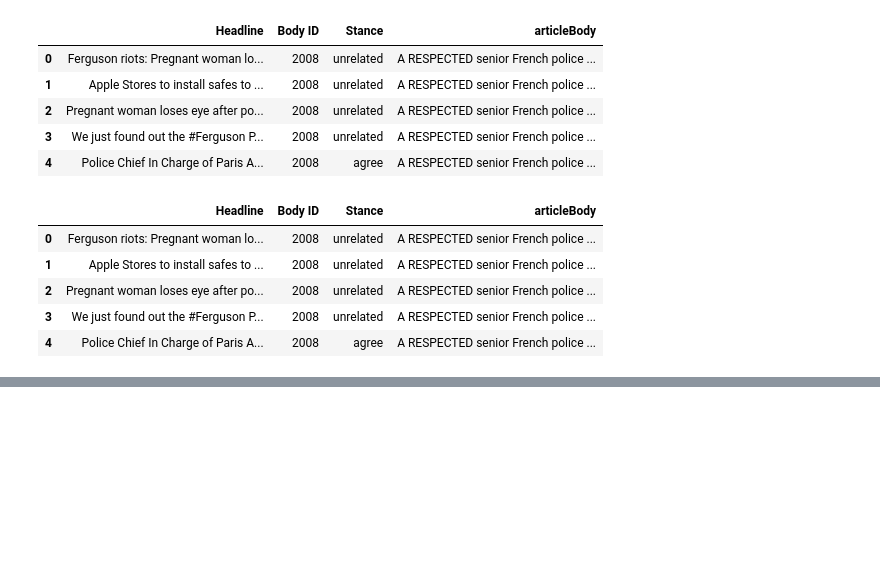
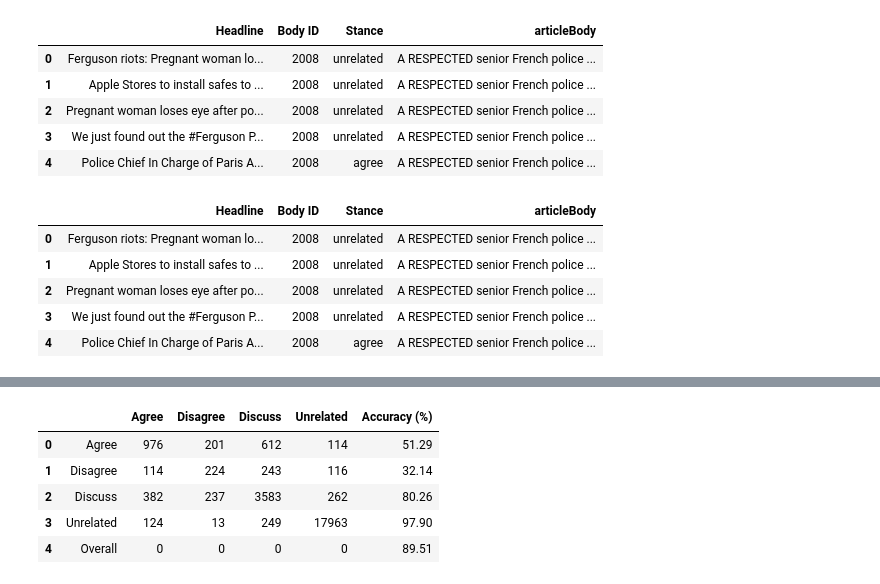
Before and after one commit to 4nds/Strojno_Ucenje_Projekt_FAIR, a Jupyter notebook: src/reproduction/testing_combined.ipynb, the cells around one changed output, grey strips where cells are left out. Cells and saved outputs as stored; diff of their text form; code cells hidden in the pictures; blank space fills up the shorter version.

```diff
--- a/src/reproduction/testing_combined.ipynb
+++ b/src/reproduction/testing_combined.ipynb
@@ -125,6 +157,19 @@ print('\tAgree\tDisagree\tDiscuss\n\t{}\t{}\t\t{}'.format(124, 13, 249))
 Unrelated dodan naknadno:
         Agree   Disagree        Discuss
         124     13              249
+# %%
+score_matrix = evaluator.getScoreMatrix(competition_stances, bert_entailment_with_ucl_stances)
+score_matrix['Agree'].iloc[3] = 124
+score_matrix['Disagree'].iloc[3] = 13
+score_matrix['Discuss'].iloc[3] = 249
+score_matrix
+# %% [output]
+|  |  | Agree | Disagree | Discuss | Unrelated | Accuracy (%) |
+| 0 | Agree | 976 | 201 | 612 | 114 | 51.29 |
+| 1 | Disagree | 114 | 224 | 243 | 116 | 32.14 |
+| 2 | Discuss | 382 | 237 | 3583 | 262 | 80.26 |
+| 3 | Unrelated | 124 | 13 | 249 | 17963 | 97.90 |
+| 4 | Overall | 0 | 0 | 0 | 0 | 89.51 |
 # %%
 def getWrongUnrelated(bert_entailment_with_team_data, competition_stances):
     bert_entailment_with_team_all_data = pd.concat([
```
Also changed, not shown: parts of 5 cells of this notebook, 1 other file.
